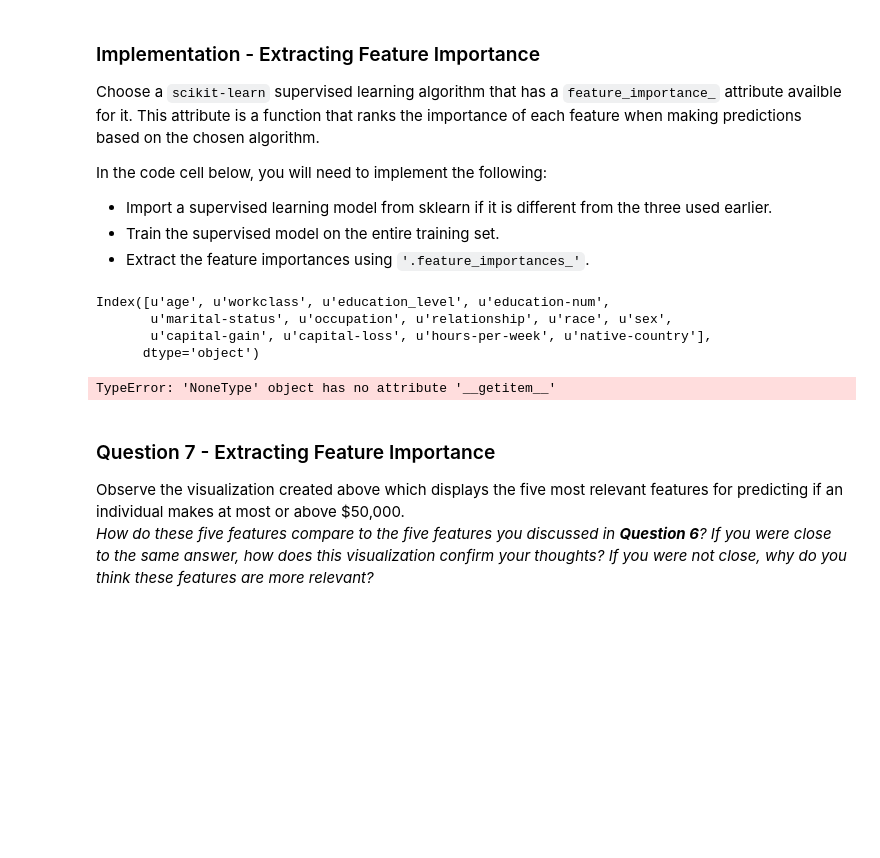
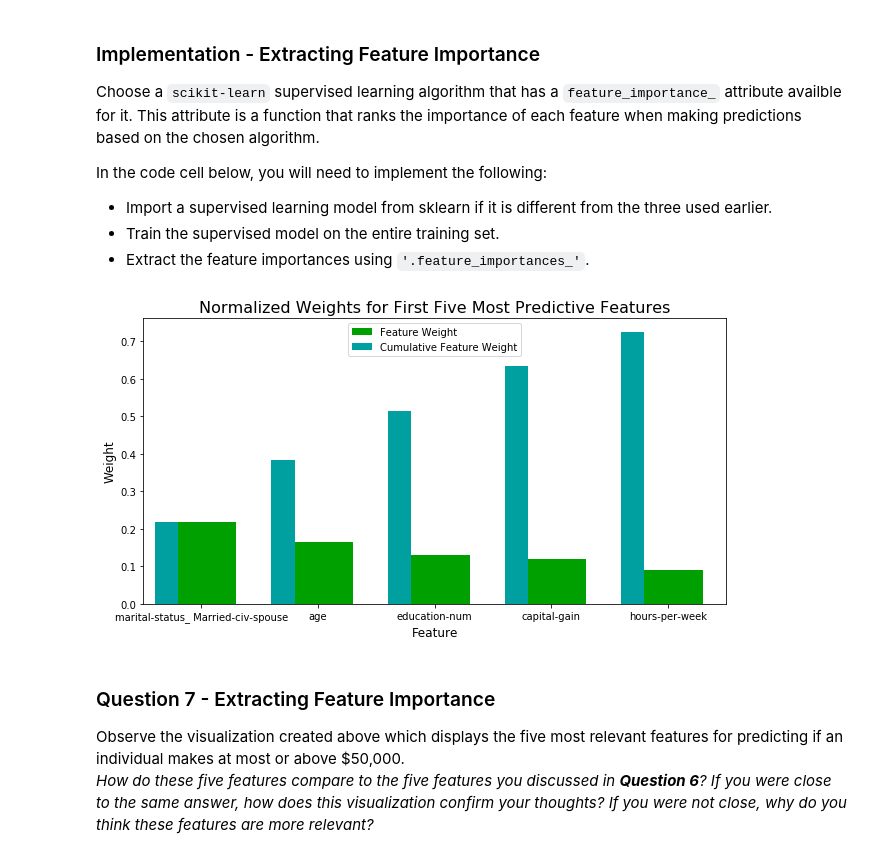
Before and after one commit to knatarasan/machine-learning, a Jupyter notebook: projects/finding_donors/finding_donors.ipynb, the cells around one changed output. Cells and saved outputs as stored; diff of their text form; code cells hidden in the pictures; blank space fills up the shorter version.

```diff
--- a/projects/finding_donors/finding_donors.ipynb
+++ b/projects/finding_donors/finding_donors.ipynb
@@ -543,21 +553,20 @@ In the code cell below, you will need to implement the following:
 # %%
 
 # TODO: Import a supervised learning model that has 'feature_importances_'
+from sklearn.tree import DecisionTreeClassifier
 
 # TODO: Train the supervised model on the training set
-model = None
+model = DecisionTreeClassifier()
+
+model.fit(X_train,y_train)
 
 # TODO: Extract the feature importances
-importances = None
+importances = model.feature_importances_
 
 # Plot
 vs.feature_plot(importances, X_train, y_train)
 # %% [output]
-Index([u'age', u'workclass', u'education_level', u'education-num',
-       u'marital-status', u'occupation', u'relationship', u'race', u'sex',
-       u'capital-gain', u'capital-loss', u'hours-per-week', u'native-country'],
-      dtype='object')
-TypeError: 'NoneType' object has no attribute '__getitem__'
+[figure, added]
 # %% [markdown]
 ### Question 7 - Extracting Feature Importance
 
```
Also changed, not shown: parts of 15 cells of this notebook, 1 other file.
